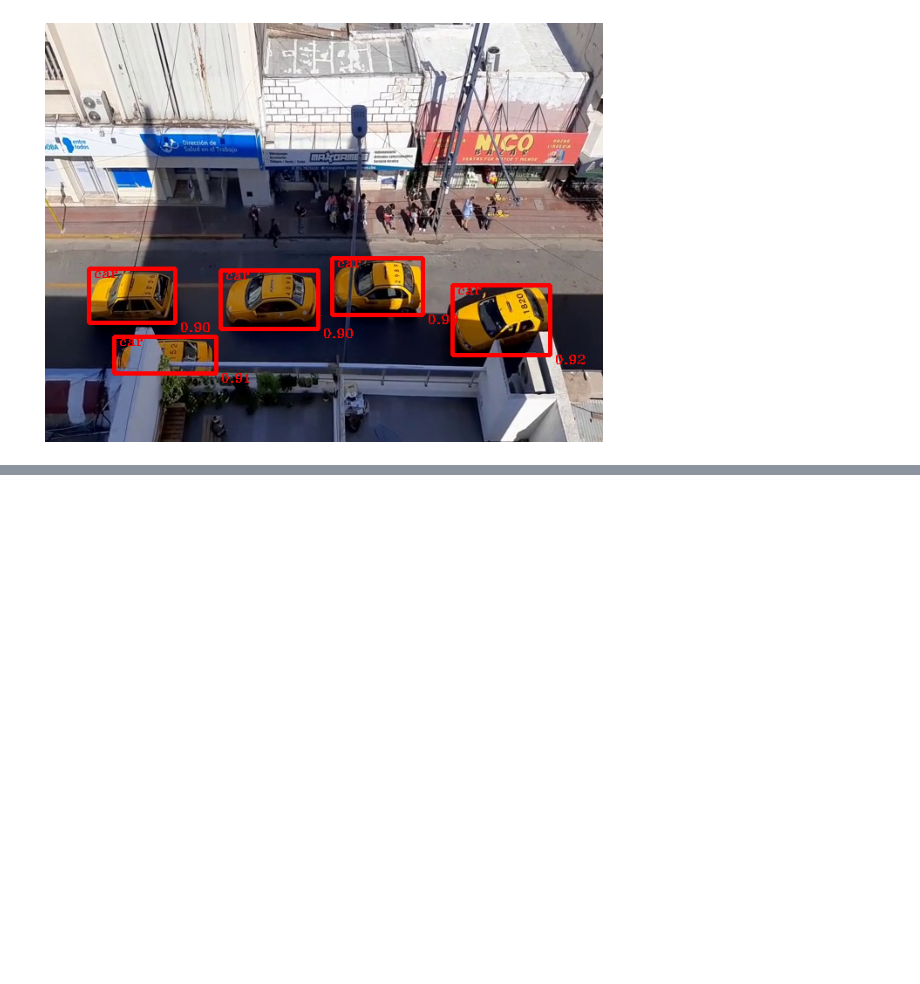
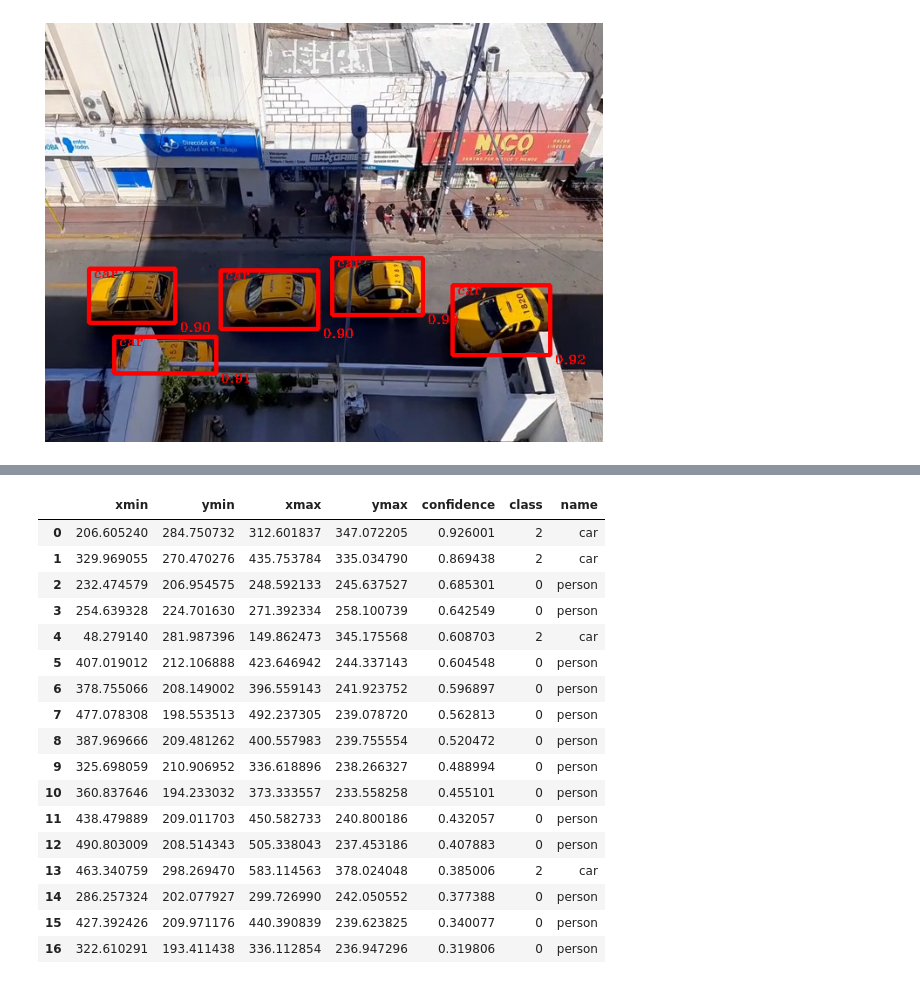
Before and after one commit to MaxiUlibarrie/cars-cv, a Jupyter notebook: notebooks/Experiments.ipynb, the cells around one changed output, grey strips where cells are left out. Cells and saved outputs as stored; diff of their text form; code cells hidden in the pictures; blank space fills up the shorter version.

```diff
--- a/notebooks/Experiments.ipynb
+++ b/notebooks/Experiments.ipynb
@@ -185,0 +222,22 @@ show_img_predictions(img_test, results, 0.5)
+# %%
+predictions_std = predict_as_df_std(img_test, 0.3)
+predictions_std
+# %% [output]
+|  | xmin | ymin | xmax | ymax | confidence | class | name |
+| 0 | 206.605240 | 284.750732 | 312.601837 | 347.072205 | 0.926001 | 2 | car |
+| 1 | 329.969055 | 270.470276 | 435.753784 | 335.034790 | 0.869438 | 2 | car |
+| 2 | 232.474579 | 206.954575 | 248.592133 | 245.637527 | 0.685301 | 0 | person |
+| 3 | 254.639328 | 224.701630 | 271.392334 | 258.100739 | 0.642549 | 0 | person |
+| 4 | 48.279140 | 281.987396 | 149.862473 | 345.175568 | 0.608703 | 2 | car |
+| 5 | 407.019012 | 212.106888 | 423.646942 | 244.337143 | 0.604548 | 0 | person |
+| 6 | 378.755066 | 208.149002 | 396.559143 | 241.923752 | 0.596897 | 0 | person |
+| 7 | 477.078308 | 198.553513 | 492.237305 | 239.078720 | 0.562813 | 0 | person |
+| 8 | 387.969666 | 209.481262 | 400.557983 | 239.755554 | 0.520472 | 0 | person |
+| 9 | 325.698059 | 210.906952 | 336.618896 | 238.266327 | 0.488994 | 0 | person |
+| 10 | 360.837646 | 194.233032 | 373.333557 | 233.558258 | 0.455101 | 0 | person |
+| 11 | 438.479889 | 209.011703 | 450.582733 | 240.800186 | 0.432057 | 0 | person |
+| 12 | 490.803009 | 208.514343 | 505.338043 | 237.453186 | 0.407883 | 0 | person |
+| 13 | 463.340759 | 298.269470 | 583.114563 | 378.024048 | 0.385006 | 2 | car |
+| 14 | 286.257324 | 202.077927 | 299.726990 | 242.050552 | 0.377388 | 0 | person |
+| 15 | 427.392426 | 209.971176 | 440.390839 | 239.623825 | 0.340077 | 0 | person |
+| 16 | 322.610291 | 193.411438 | 336.112854 | 236.947296 | 0.319806 | 0 | person |
```
Also changed, not shown: parts of 23 cells of this notebook, 8 other files.
